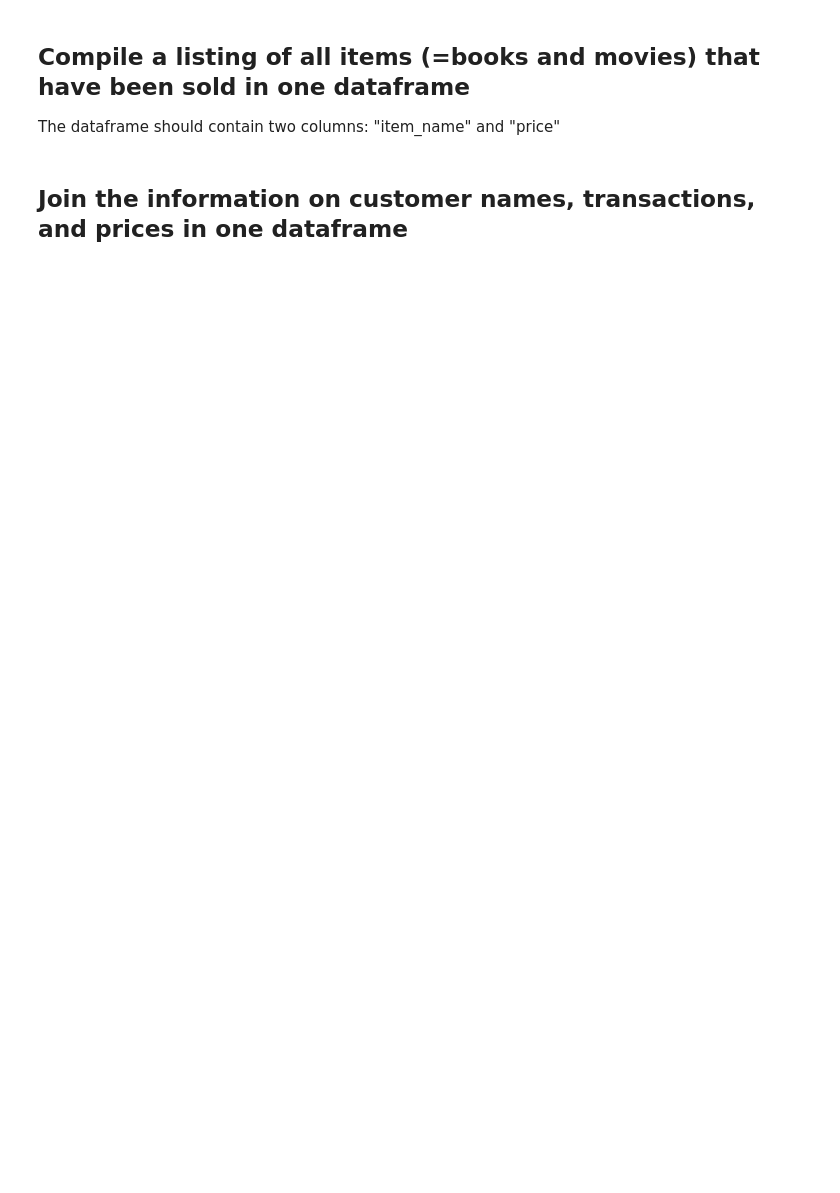
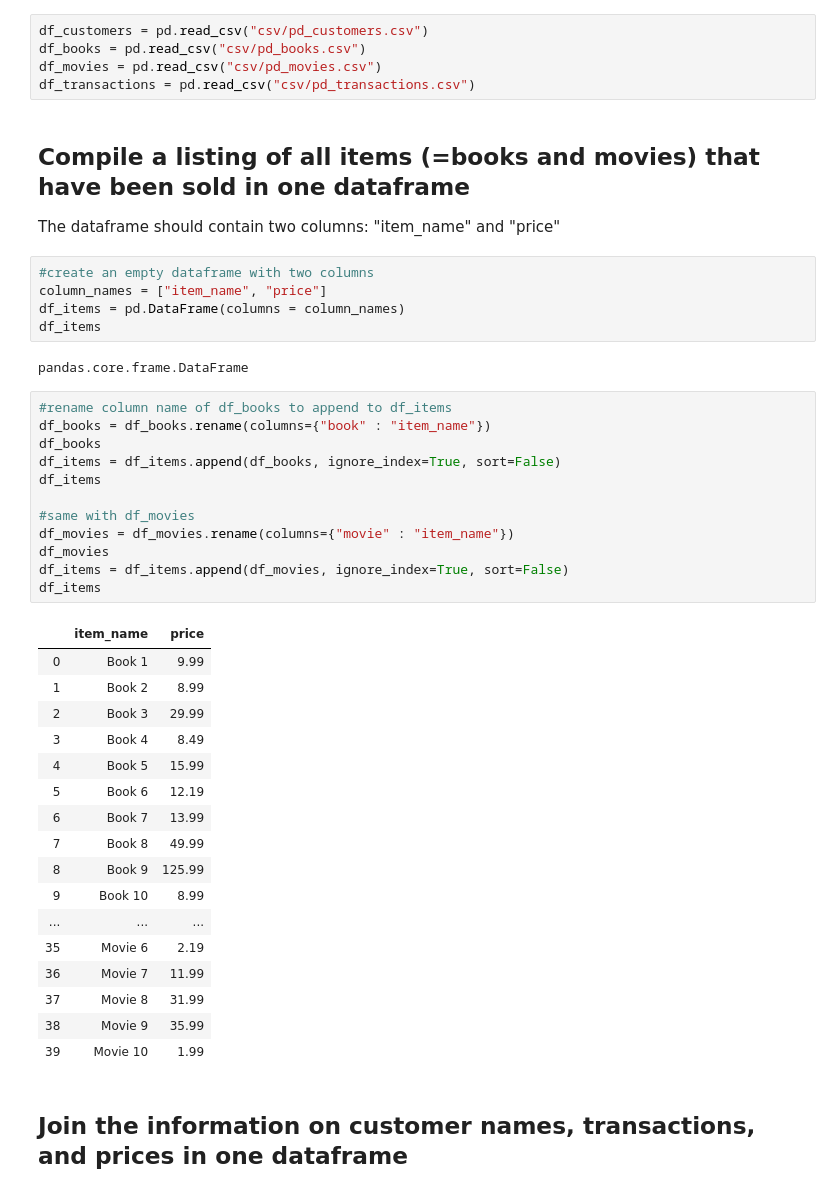
Before and after one commit to michellereiners/gesis-data-exploration, a Jupyter notebook: MR-23_data_exploration_exercise.ipynb, the cells around one changed output. Saved outputs shown, nothing was run; the diff lists cells and outputs as text; blank space fills up the shorter version.

Commit message:
ex2: load datasets and created df_items data frame

```diff
--- a/MR-23_data_exploration_exercise.ipynb
+++ b/MR-23_data_exploration_exercise.ipynb
@@ -286,8 +330,50 @@ For a virtual shop that sells movies and books, we have four tables:
     * pd_transactions: Gives the list of all transactions being made (which customer bought which item)
 # %% [markdown]
 ## Load all 4 datasets in separate dataframes
+# %%
+df_customers = pd.read_csv("csv/pd_customers.csv")
+df_books = pd.read_csv("csv/pd_books.csv")
+df_movies = pd.read_csv("csv/pd_movies.csv")
+df_transactions = pd.read_csv("csv/pd_transactions.csv")
 # %% [markdown]
 ## Compile a listing of all items (=books and movies) that have been sold in one dataframe
 The dataframe should contain two columns: "item_name" and "price"
+# %%
+#create an empty dataframe with two columns
+column_names = ["item_name", "price"]
+df_items = pd.DataFrame(columns = column_names)
+df_items
+# %% [output]
+pandas.core.frame.DataFrame
+# %%
+#rename column name of df_books to append to df_items
+df_books = df_books.rename(columns={"book" : "item_name"})
+df_books
+df_items = df_items.append(df_books, ignore_index=True, sort=False)
+df_items
+
+#same with df_movies
+df_movies = df_movies.rename(columns={"movie" : "item_name"})
+df_movies
+df_items = df_items.append(df_movies, ignore_index=True, sort=False)
+df_items
+# %% [output]
+|  | item_name | price |
+| 0 | Book 1 | 9.99 |
+| 1 | Book 2 | 8.99 |
+| 2 | Book 3 | 29.99 |
+| 3 | Book 4 | 8.49 |
+| 4 | Book 5 | 15.99 |
+| 5 | Book 6 | 12.19 |
+| 6 | Book 7 | 13.99 |
+| 7 | Book 8 | 49.99 |
+| 8 | Book 9 | 125.99 |
+| 9 | Book 10 | 8.99 |
+| ... | ... | ... |
+| 35 | Movie 6 | 2.19 |
+| 36 | Movie 7 | 11.99 |
+| 37 | Movie 8 | 31.99 |
+| 38 | Movie 9 | 35.99 |
+| 39 | Movie 10 | 1.99 |
 # %% [markdown]
 ## Join the information on customer names, transactions, and prices in one dataframe
```
Also changed, not shown: parts of 6 cells of this notebook, 4 other files.
